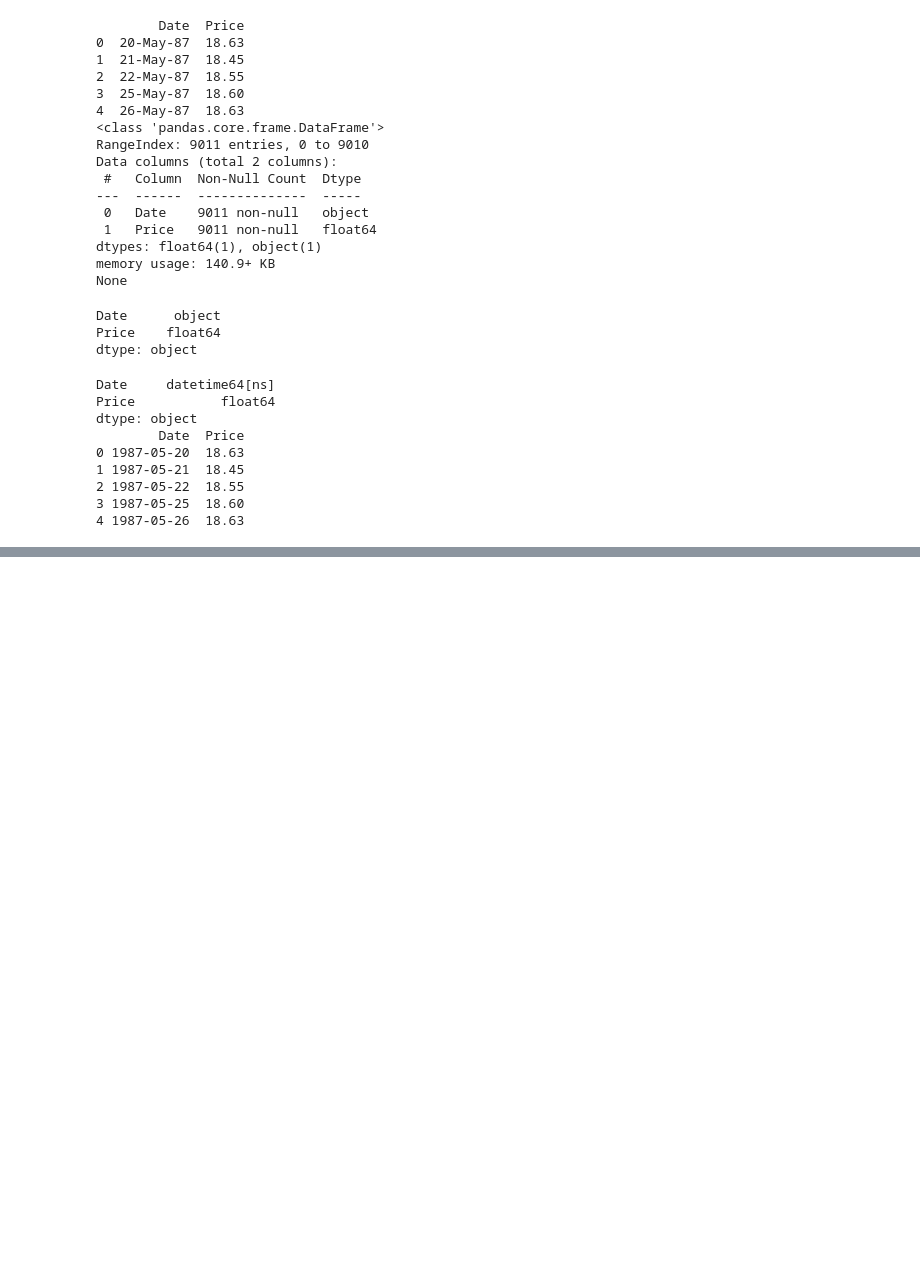
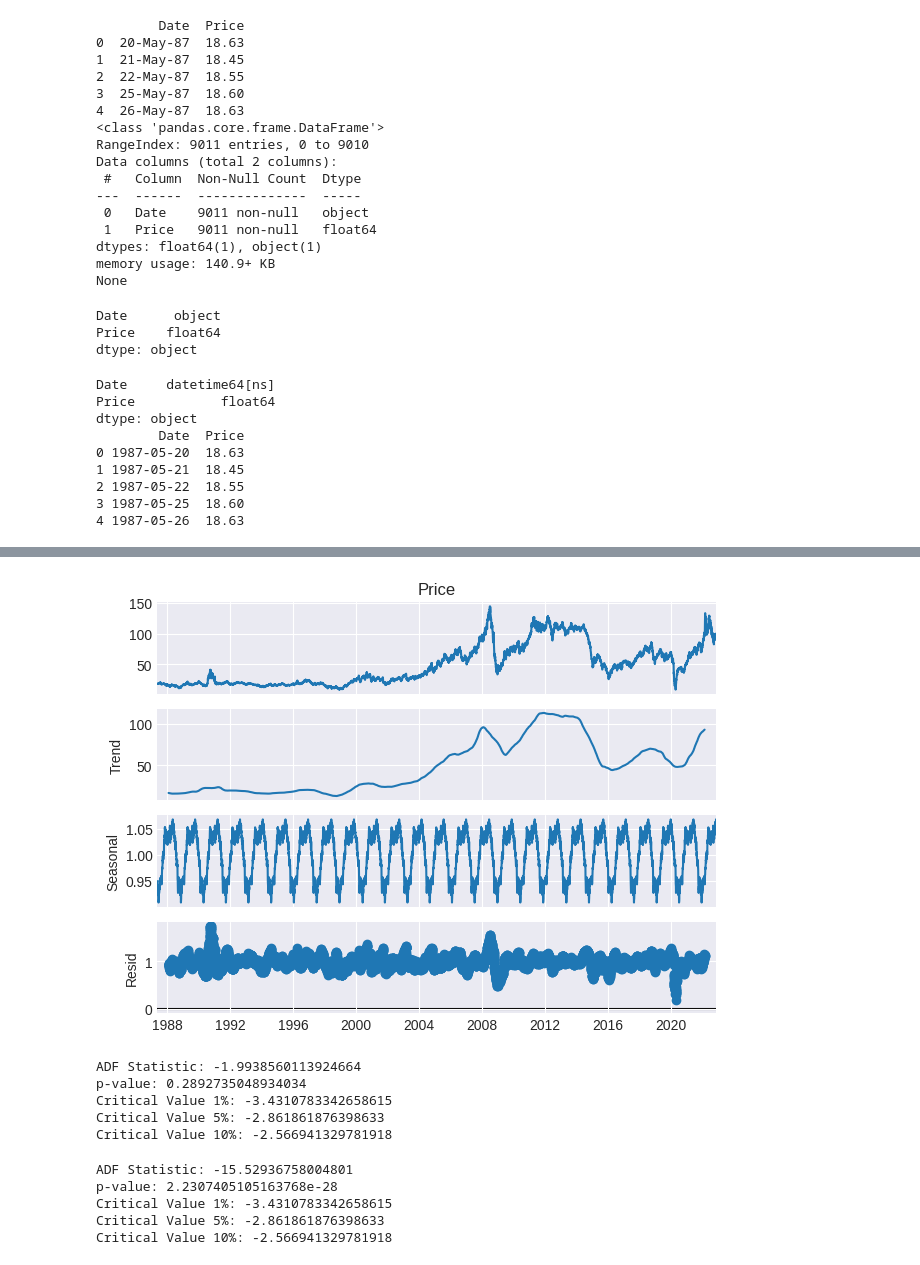
Before and after one commit to abrhame/Birhan-Energies, a Jupyter notebook: notebooks/task1.ipynb, the cells around one changed output, grey strips where cells are left out. Cells and saved outputs as stored; diff of their text form; code cells hidden in the pictures; blank space fills up the shorter version.

```diff
--- a/notebooks/task1.ipynb
+++ b/notebooks/task1.ipynb
@@ -55,0 +96,39 @@ dtype: object
+# %%
+    # Decompose the time series to observe trend, seasonality, and residual components.
+from statsmodels.tsa.seasonal import seasonal_decompose
+
+# Decompose the time series
+decomposition = seasonal_decompose(oil_data['Price'], model='multiplicative', period=365)
+decomposition.plot()
+plt.show()
+# %% [output]
+[figure, added]
+# %%
+# For time series models like ARIMA, the data needs to be stationary. Perform the Augmented Dickey-Fuller (ADF) test to check stationarity.
+# Augmented Dickey-Fuller Test
+def adf_test(series):
+    result = adfuller(series)
+    print('ADF Statistic:', result[0])
+    print('p-value:', result[1])
+    for key, value in result[4].items():
+        print(f'Critical Value {key}: {value}')
+
+adf_test(oil_data['Price'])
+# %% [output]
+ADF Statistic: -1.9938560113924664
+p-value: 0.2892735048934034
+Critical Value 1%: -3.4310783342658615
+Critical Value 5%: -2.861861876398633
+Critical Value 10%: -2.566941329781918
+# %%
+# Differencing to make the series stationary
+oil_data['Price_diff'] = oil_data['Price'].diff().dropna()
+
+# Re-check stationarity
+adf_test(oil_data['Price_diff'].dropna())
+# %% [output]
+ADF Statistic: -15.52936758004801
+p-value: 2.2307405105163768e-28
+Critical Value 1%: -3.4310783342658615
+Critical Value 5%: -2.861861876398633
+Critical Value 10%: -2.566941329781918
```
Also changed, not shown: parts of 8 cells of this notebook.
